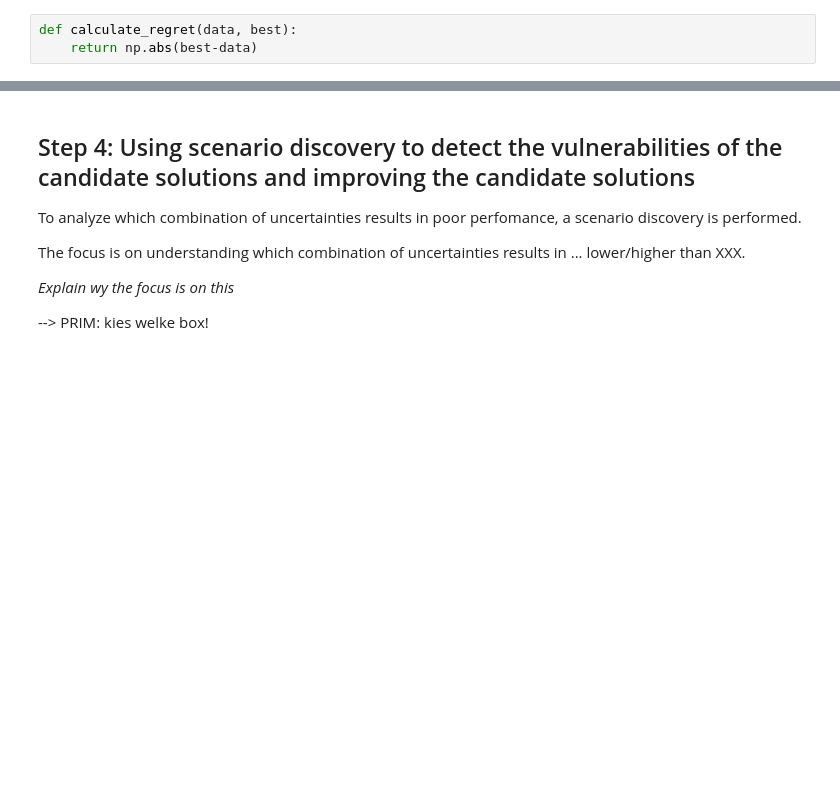
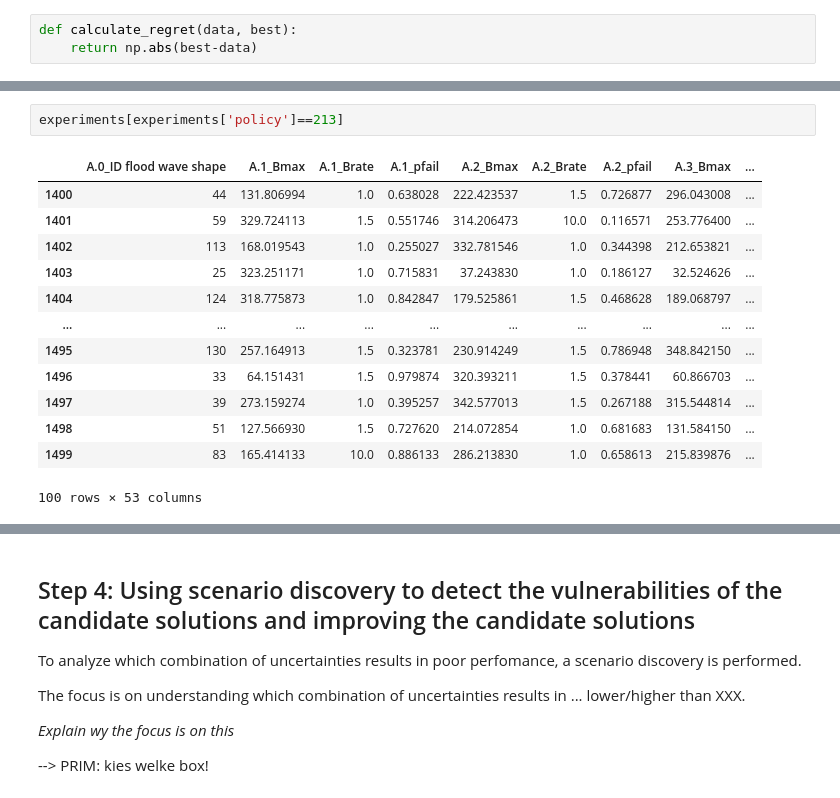
Before and after one commit to Eva-Bro/EPA141A_Group12_2025, a Jupyter notebook: final assignment/MORDM_1_scenario.ipynb, the cells around one changed output, grey strips where cells are left out. Drawn from its saved outputs; the diff is of its cells as text; blank space fills up the shorter version.

```diff
--- a/final assignment/MORDM_1_scenario.ipynb
+++ b/final assignment/MORDM_1_scenario.ipynb
@@ -423 +384,17 @@ plt.show()
+# %%
+experiments[experiments['policy']==213]
+# %% [output]
+|  | A.0_ID flood wave shape | A.1_Bmax | A.1_Brate | A.1_pfail | A.2_Bmax | A.2_Brate | A.2_pfail | A.3_Bmax | ... |
+| 1400 | 44 | 131.806994 | 1.0 | 0.638028 | 222.423537 | 1.5 | 0.726877 | 296.043008 | ... |
+| 1401 | 59 | 329.724113 | 1.5 | 0.551746 | 314.206473 | 10.0 | 0.116571 | 253.776400 | ... |
+| 1402 | 113 | 168.019543 | 1.0 | 0.255027 | 332.781546 | 1.0 | 0.344398 | 212.653821 | ... |
+| 1403 | 25 | 323.251171 | 1.0 | 0.715831 | 37.243830 | 1.0 | 0.186127 | 32.524626 | ... |
+| 1404 | 124 | 318.775873 | 1.0 | 0.842847 | 179.525861 | 1.5 | 0.468628 | 189.068797 | ... |
+| ... | ... | ... | ... | ... | ... | ... | ... | ... | ... |
+| 1495 | 130 | 257.164913 | 1.5 | 0.323781 | 230.914249 | 1.5 | 0.786948 | 348.842150 | ... |
+| 1496 | 33 | 64.151431 | 1.5 | 0.979874 | 320.393211 | 1.5 | 0.378441 | 60.866703 | ... |
+| 1497 | 39 | 273.159274 | 1.0 | 0.395257 | 342.577013 | 1.5 | 0.267188 | 315.544814 | ... |
+| 1498 | 51 | 127.566930 | 1.5 | 0.727620 | 214.072854 | 1.0 | 0.681683 | 131.584150 | ... |
+| 1499 | 83 | 165.414133 | 10.0 | 0.886133 | 286.213830 | 1.0 | 0.658613 | 215.839876 | ... |
+100 rows × 53 columns
 # %%
```
Also changed, not shown: parts of 25 cells of this notebook, 1 other file.
